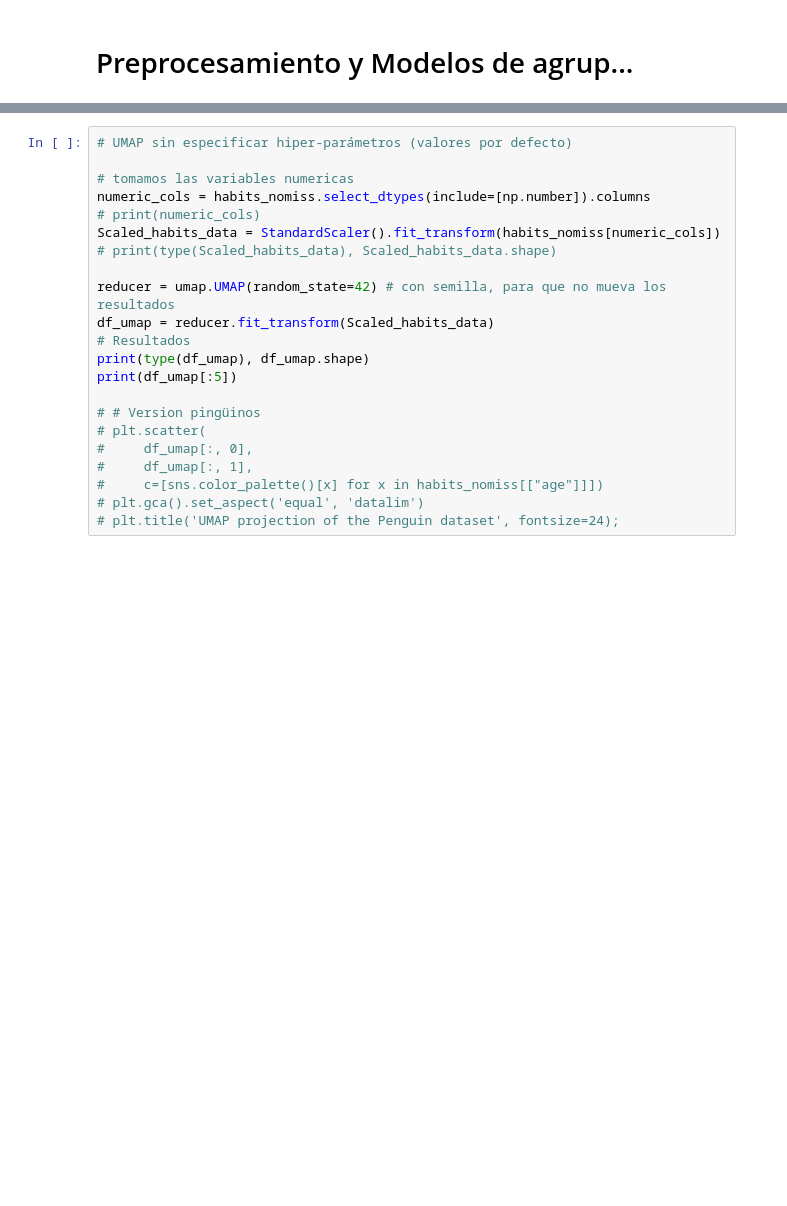
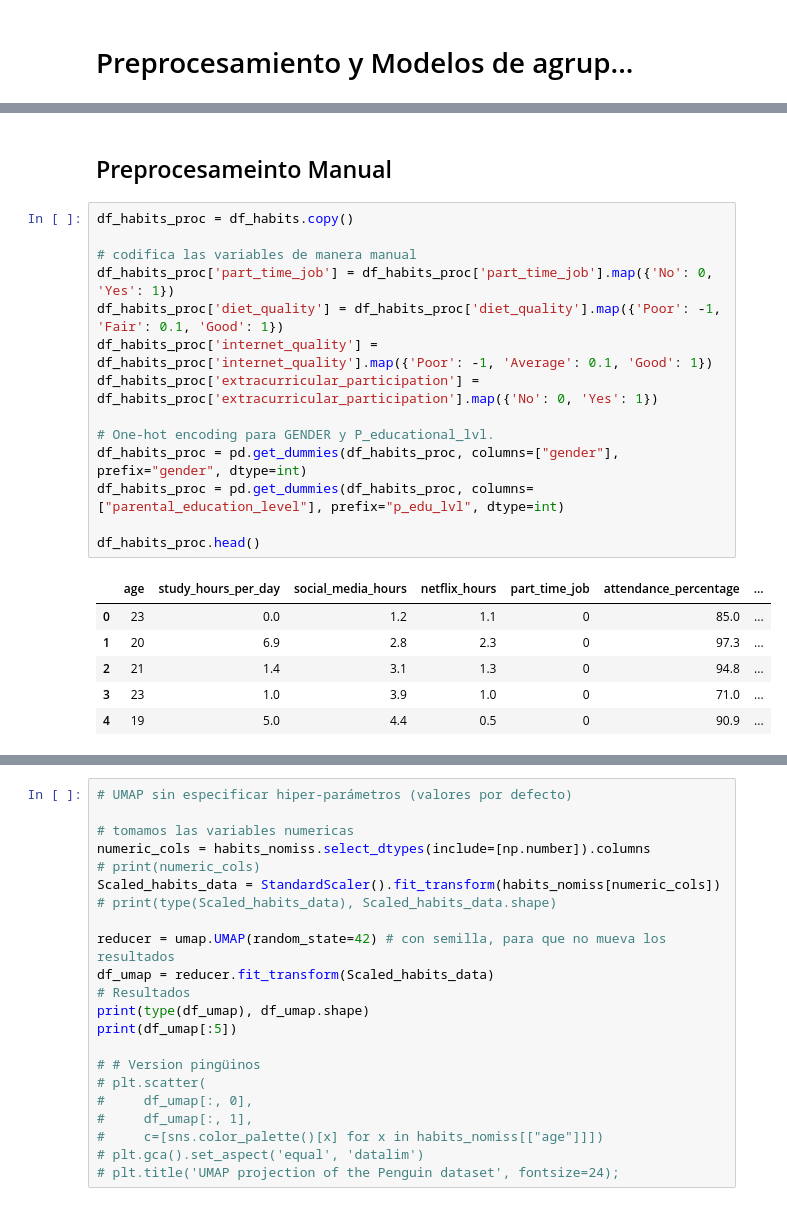
Before and after one commit to gapalfaro-cmyk/Proyecto-de-fin-de-modulo-6---Alfaro-Badillo-Cruz-Perez-Rupit, a Jupyter notebook: Modulo_VI_Equipo_15_Habits.ipynb, the cells around one changed output, grey strips where cells are left out. Cells and saved outputs as stored; diff of their text form; blank space fills up the shorter version.

```diff
--- a/Modulo_VI_Equipo_15_Habits.ipynb
+++ b/Modulo_VI_Equipo_15_Habits.ipynb
@@ -274,0 +219,23 @@ display(df_procesado.head())
+# %% [markdown]
+## Preprocesameinto Manual
+# %%
+df_habits_proc = df_habits.copy()
+
+# codifica las variables de manera manual
+df_habits_proc['part_time_job'] = df_habits_proc['part_time_job'].map({'No': 0, 'Yes': 1})
+df_habits_proc['diet_quality'] = df_habits_proc['diet_quality'].map({'Poor': -1, 'Fair': 0.1, 'Good': 1})
+df_habits_proc['internet_quality'] = df_habits_proc['internet_quality'].map({'Poor': -1, 'Average': 0.1, 'Good': 1})
+df_habits_proc['extracurricular_participation'] = df_habits_proc['extracurricular_participation'].map({'No': 0, 'Yes': 1})
+
+# One-hot encoding para GENDER y P_educational_lvl.
+df_habits_proc = pd.get_dummies(df_habits_proc, columns=["gender"], prefix="gender", dtype=int)
+df_habits_proc = pd.get_dummies(df_habits_proc, columns=["parental_education_level"], prefix="p_edu_lvl", dtype=int)
+
+df_habits_proc.head()
+# %% [output]
+|  | age | study_hours_per_day | social_media_hours | netflix_hours | part_time_job | attendance_percentage | ... |
+| 0 | 23 | 0.0 | 1.2 | 1.1 | 0 | 85.0 | ... |
+| 1 | 20 | 6.9 | 2.8 | 2.3 | 0 | 97.3 | ... |
+| 2 | 21 | 1.4 | 3.1 | 1.3 | 0 | 94.8 | ... |
+| 3 | 23 | 1.0 | 3.9 | 1.0 | 0 | 71.0 | ... |
+| 4 | 19 | 5.0 | 4.4 | 0.5 | 0 | 90.9 | ... |
```
Also changed, not shown: parts of 17 cells of this notebook.
